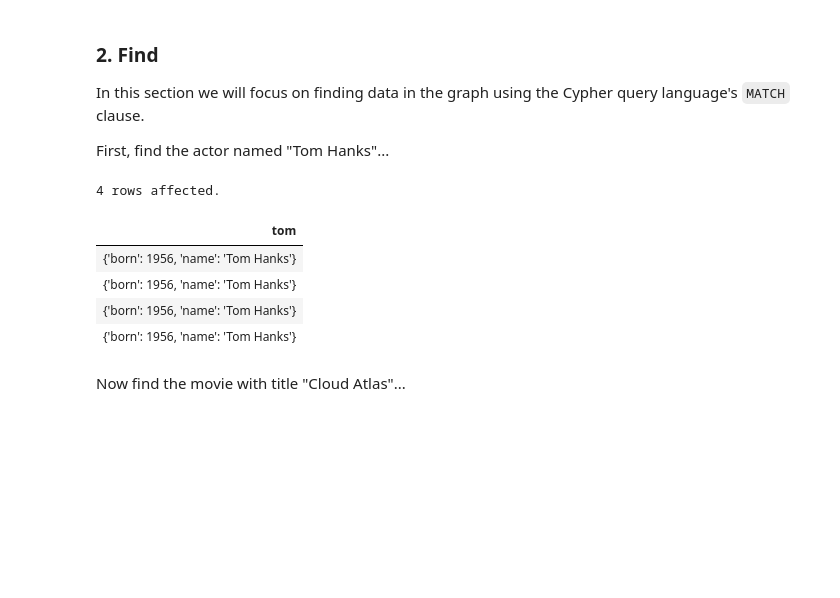
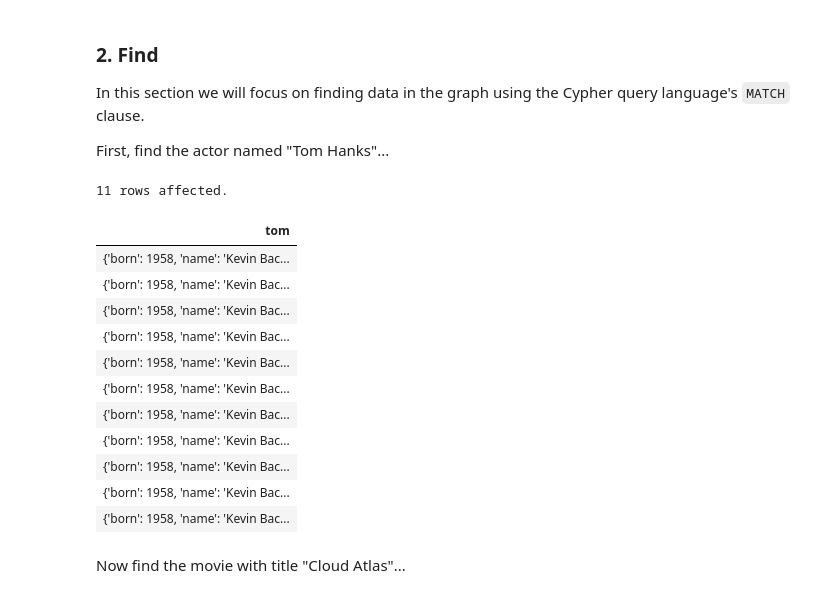
Before and after one commit to gregoryking/binder-test, a Jupyter notebook: Notebooks/Movies.ipynb, the cells around one changed output. Saved outputs shown, nothing was run; the diff lists cells and outputs as text; code cells hidden in the pictures; blank space fills up the shorter version.

```diff
--- a/Notebooks/Movies.ipynb
+++ b/Notebooks/Movies.ipynb
@@ -554,15 +554,22 @@ In this section we will focus on finding data in the graph using the Cypher quer
 First, find the actor named "Tom Hanks"...
 # %%
 %%cypher
-MATCH (tom {name: "Tom Hanks"})
+MATCH (tom {name: "Kevin Bacon"})
 RETURN tom
 # %% [output]
-4 rows affected.
+11 rows affected.
 | tom |
-| {'born': 1956, 'name': 'Tom Hanks'} |
-| {'born': 1956, 'name': 'Tom Hanks'} |
-| {'born': 1956, 'name': 'Tom Hanks'} |
-| {'born': 1956, 'name': 'Tom Hanks'} |
+| {'born': 1958, 'name': 'Kevin Bac... |
+| {'born': 1958, 'name': 'Kevin Bac... |
+| {'born': 1958, 'name': 'Kevin Bac... |
+| {'born': 1958, 'name': 'Kevin Bac... |
+| {'born': 1958, 'name': 'Kevin Bac... |
+| {'born': 1958, 'name': 'Kevin Bac... |
+| {'born': 1958, 'name': 'Kevin Bac... |
+| {'born': 1958, 'name': 'Kevin Bac... |
+| {'born': 1958, 'name': 'Kevin Bac... |
+| {'born': 1958, 'name': 'Kevin Bac... |
+| {'born': 1958, 'name': 'Kevin Bac... |
 # %% [markdown]
 Now find the movie with title "Cloud Atlas"...
 # %%
```
Also changed, not shown: parts of 14 cells of this notebook.
